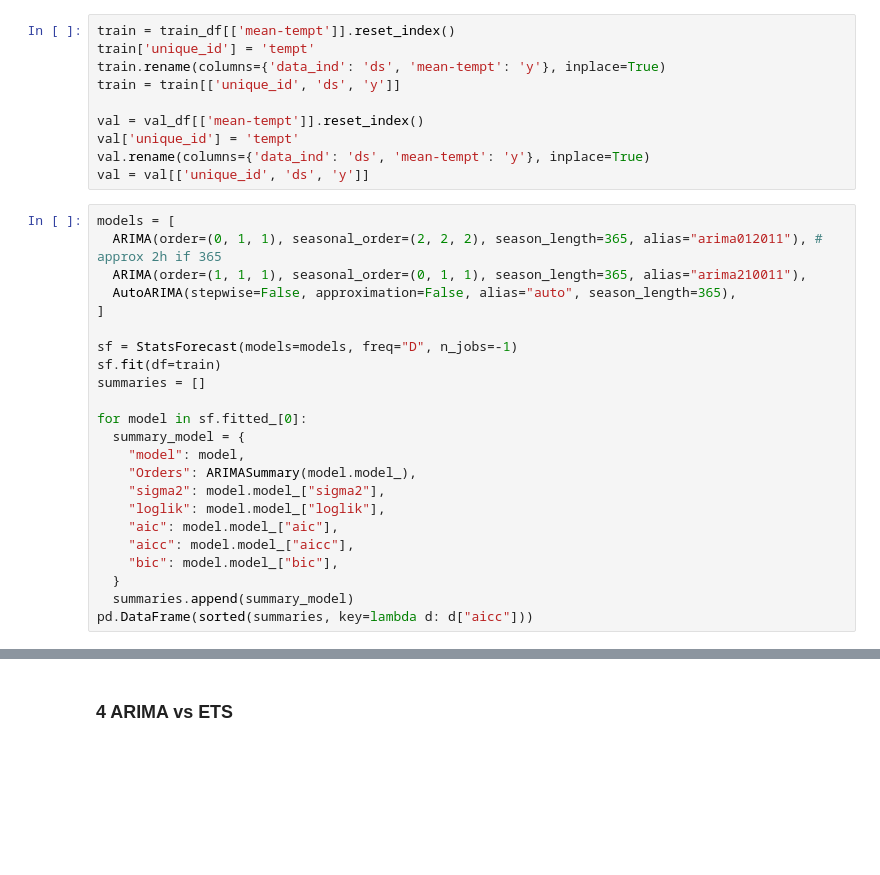
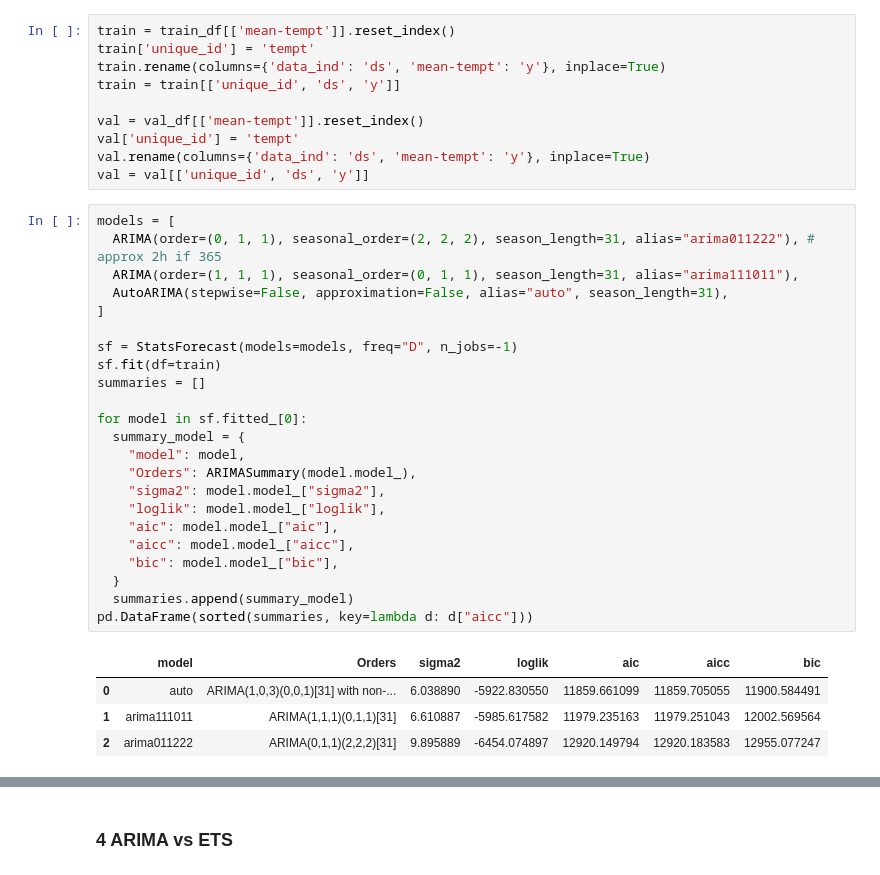
Before and after one commit to HannaHalka/Time-Series, a Jupyter notebook: Ass6/Assignment6.ipynb, the cells around one changed output, grey strips where cells are left out. Saved outputs shown, nothing was run; the diff lists cells and outputs as text; blank space fills up the shorter version.

```diff
--- a/Ass6/Assignment6.ipynb
+++ b/Ass6/Assignment6.ipynb
@@ -92,27 +92,32 @@ val.rename(columns={'data_ind': 'ds', 'mean-tempt': 'y'}, inplace=True)
 val = val[['unique_id', 'ds', 'y']]
 # %%
 models = [
-  ARIMA(order=(0, 1, 1), seasonal_order=(2, 2, 2), season_length=365, alias="arima012011"), # approx 2h if 365
-  ARIMA(order=(1, 1, 1), seasonal_order=(0, 1, 1), season_length=365, alias="arima210011"),
-  AutoARIMA(stepwise=False, approximation=False, alias="auto", season_length=365),
+  ARIMA(order=(0, 1, 1), seasonal_order=(2, 2, 2), season_length=31, alias="arima011222"), # approx 2h if 365
+  ARIMA(order=(1, 1, 1), seasonal_order=(0, 1, 1), season_length=31, alias="arima111011"),
+  AutoARIMA(stepwise=False, approximation=False, alias="auto", season_length=31),
 ]
 
 sf = StatsForecast(models=models, freq="D", n_jobs=-1)
 sf.fit(df=train)
 summaries = []
 
 for model in sf.fitted_[0]:
   summary_model = {
     "model": model,
     "Orders": ARIMASummary(model.model_),
     "sigma2": model.model_["sigma2"],
     "loglik": model.model_["loglik"],
     "aic": model.model_["aic"],
     "aicc": model.model_["aicc"],
     "bic": model.model_["bic"],
   }
   summaries.append(summary_model)
 pd.DataFrame(sorted(summaries, key=lambda d: d["aicc"]))
+# %% [output]
+|  | model | Orders | sigma2 | loglik | aic | aicc | bic |
+| 0 | auto | ARIMA(1,0,3)(0,0,1)[31] with non-... | 6.038890 | -5922.830550 | 11859.661099 | 11859.705055 | 11900.584491 |
+| 1 | arima111011 | ARIMA(1,1,1)(0,1,1)[31] | 6.610887 | -5985.617582 | 11979.235163 | 11979.251043 | 12002.569564 |
+| 2 | arima011222 | ARIMA(0,1,1)(2,2,2)[31] | 9.895889 | -6454.074897 | 12920.149794 | 12920.183583 | 12955.077247 |
 # %%
 forecasts = sf.forecast(
   df=train[["ds", "y", "unique_id"]], h=len(val['y']), fitted=True, level=[80, 95]
```
Also changed, not shown: parts of 17 cells of this notebook, 2 other files.
